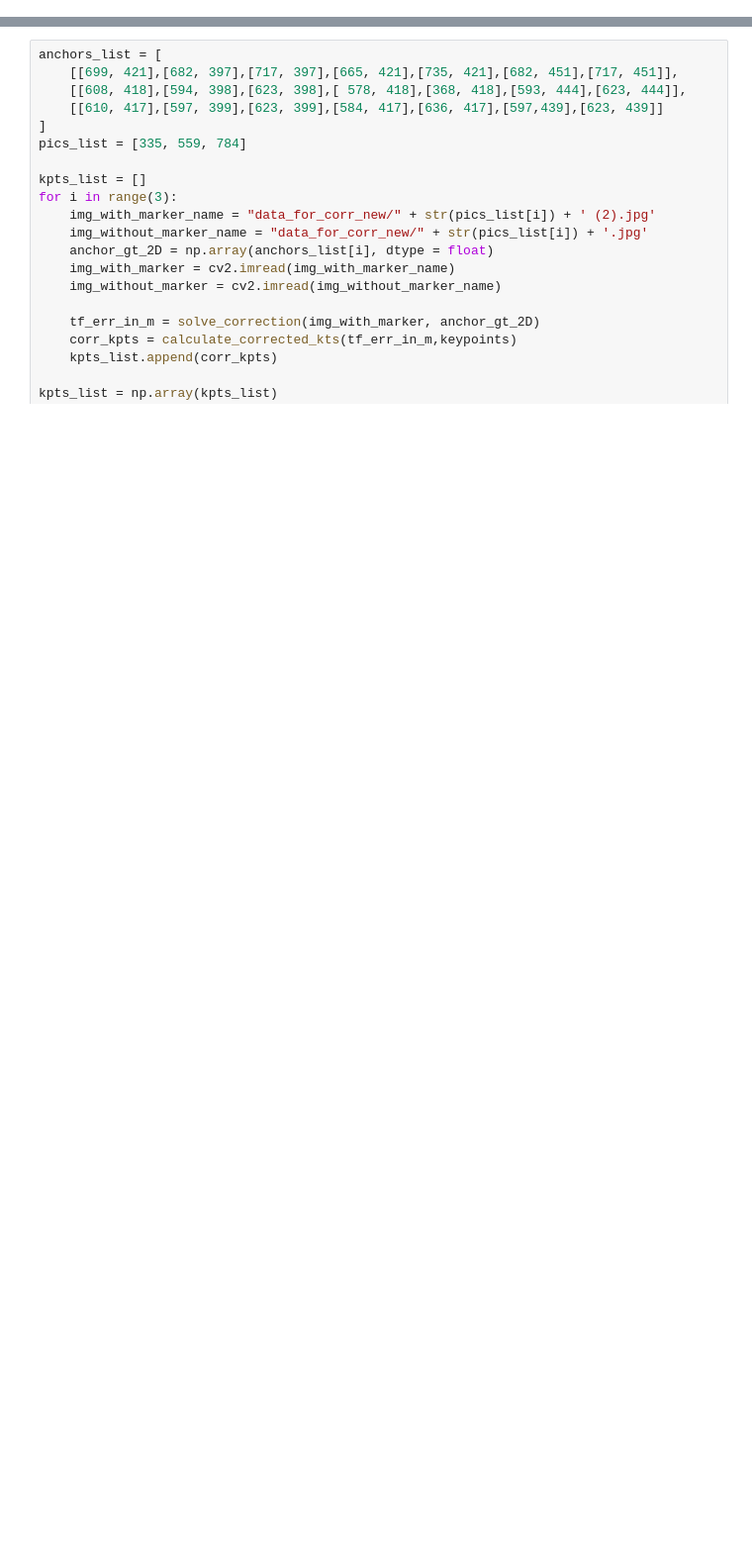
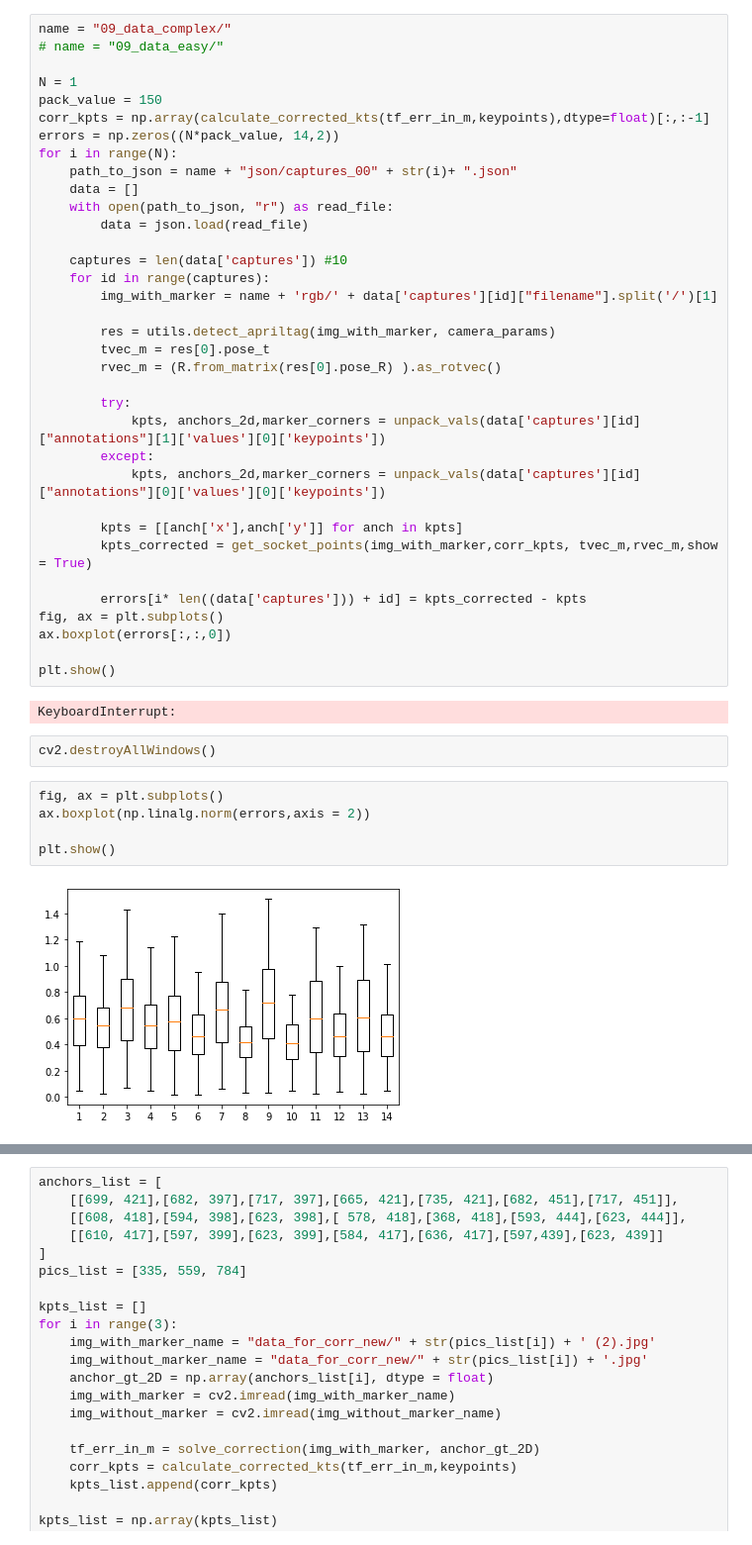
Before and after one commit to ViktorRakhmatulin/phoenix-bot, a Jupyter notebook: keypoints_tests.ipynb, the cells around one changed output, grey strips where cells are left out. Shown at 99% size. Saved outputs shown, nothing was run; the diff lists cells and outputs as text; blank space fills up the shorter version.

```diff
--- a/keypoints_tests.ipynb
+++ b/keypoints_tests.ipynb
@@ -125,0 +203,46 @@ def get_socket_points(img, points_array, tvec, rvec,
+# %%
+name = "09_data_complex/"
+# name = "09_data_easy/"
+
+N = 1
+pack_value = 150
+corr_kpts = np.array(calculate_corrected_kts(tf_err_in_m,keypoints),dtype=float)[:,:-1]
+errors = np.zeros((N*pack_value, 14,2))
+for i in range(N):
+    path_to_json = name + "json/captures_00" + str(i)+ ".json"
+    data = []
+    with open(path_to_json, "r") as read_file:
+        data = json.load(read_file)
+
+    captures = len(data['captures']) #10
+    for id in range(captures):
+        img_with_marker = name + 'rgb/' + data['captures'][id]["filename"].split('/')[1]
+
+        res = utils.detect_apriltag(img_with_marker, camera_params)
+        tvec_m = res[0].pose_t
+        rvec_m = (R.from_matrix(res[0].pose_R) ).as_rotvec()
+
+        try:
+            kpts, anchors_2d,marker_corners = unpack_vals(data['captures'][id]["annotations"][1]['values'][0]['keypoints'])
+        except:
+            kpts, anchors_2d,marker_corners = unpack_vals(data['captures'][id]["annotations"][0]['values'][0]['keypoints'])
+
+        kpts = [[anch['x'],anch['y']] for anch in kpts]
+        kpts_corrected = get_socket_points(img_with_marker,corr_kpts, tvec_m,rvec_m,show = True)
+
+        errors[i* len((data['captures'])) + id] = kpts_corrected - kpts
+fig, ax = plt.subplots()
+ax.boxplot(errors[:,:,0])
+
+plt.show()
+# %% [output]
+KeyboardInterrupt:
+# %%
+cv2.destroyAllWindows()
+# %%
+fig, ax = plt.subplots()
+ax.boxplot(np.linalg.norm(errors,axis = 2))
+
+plt.show()
+# %% [output]
+[figure, added]
```
Also changed, not shown: parts of 18 cells of this notebook.
